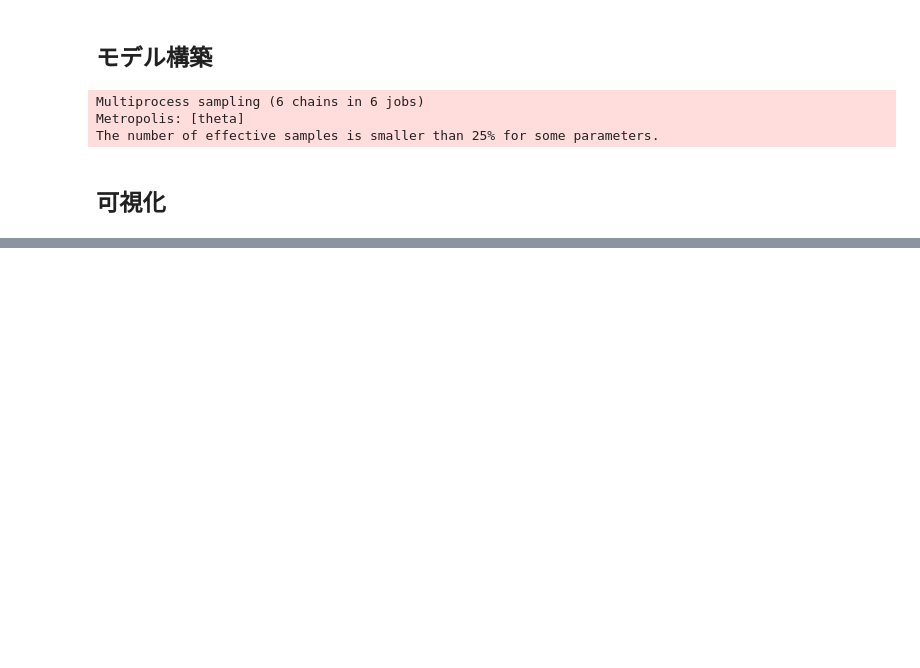
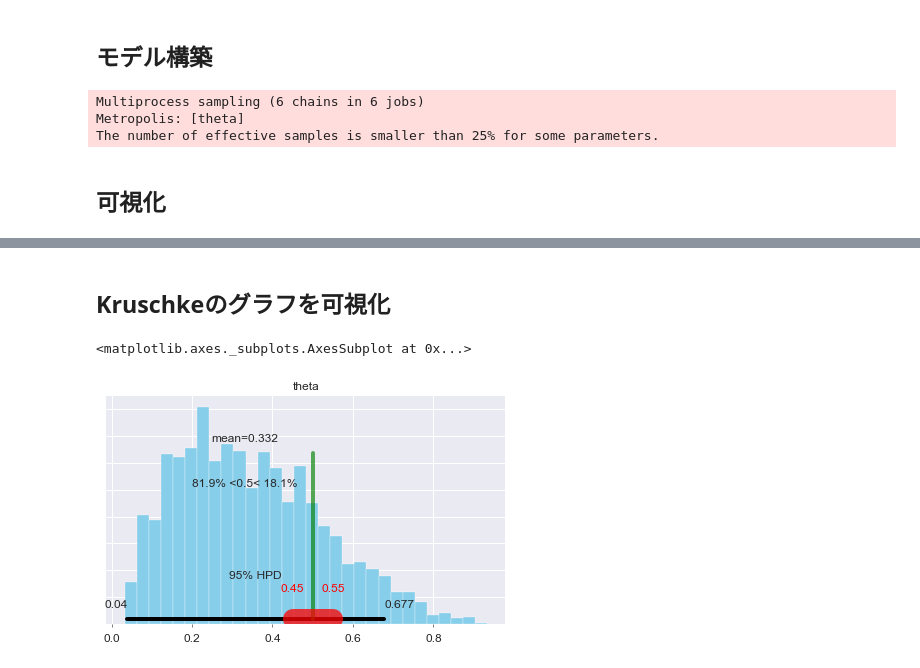
Before and after one commit to hiroaki8388/datascienceEdu, a Jupyter notebook: notebook/確率的プログラミング.ipynb, the cells around one changed output, grey strips where cells are left out. Saved outputs shown, nothing was run; the diff lists cells and outputs as text; code cells hidden in the pictures; blank space fills up the shorter version.

```diff
--- a/notebook/確率的プログラミング.ipynb
+++ b/notebook/確率的プログラミング.ipynb
@@ -65,0 +107,7 @@ array([[<matplotlib.axes._subplots.AxesSubplot object at 0x...>,
+# %% [markdown]
+## Kruschkeのグラフを可視化
+# %%
+pm.plot_posterior(chain,kde_plot=False ,rope=[0.45,0.55],ref_val=0.5)
+# %% [output]
+<matplotlib.axes._subplots.AxesSubplot at 0x...>
+[figure, added]
```
Also changed, not shown: parts of 13 cells of this notebook.
